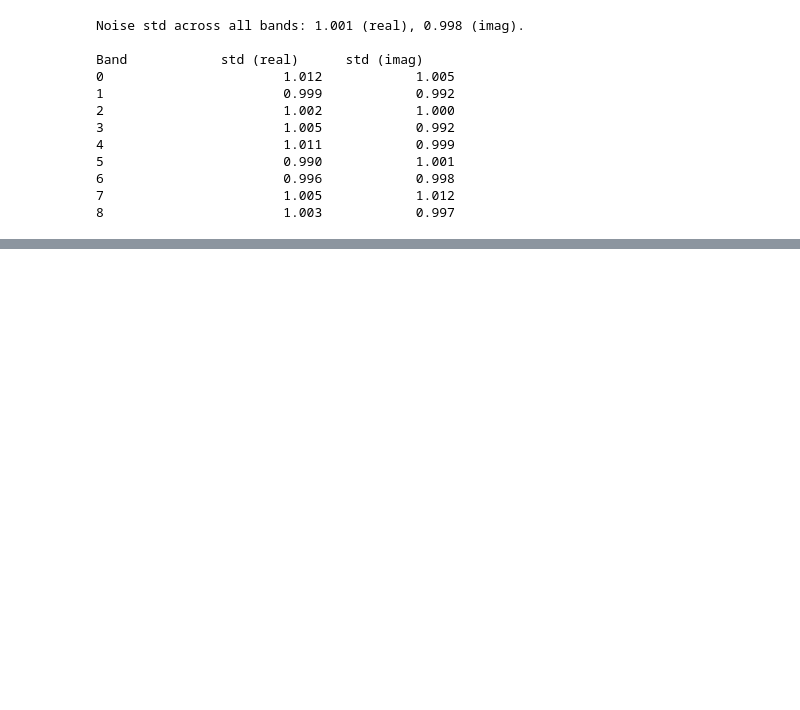
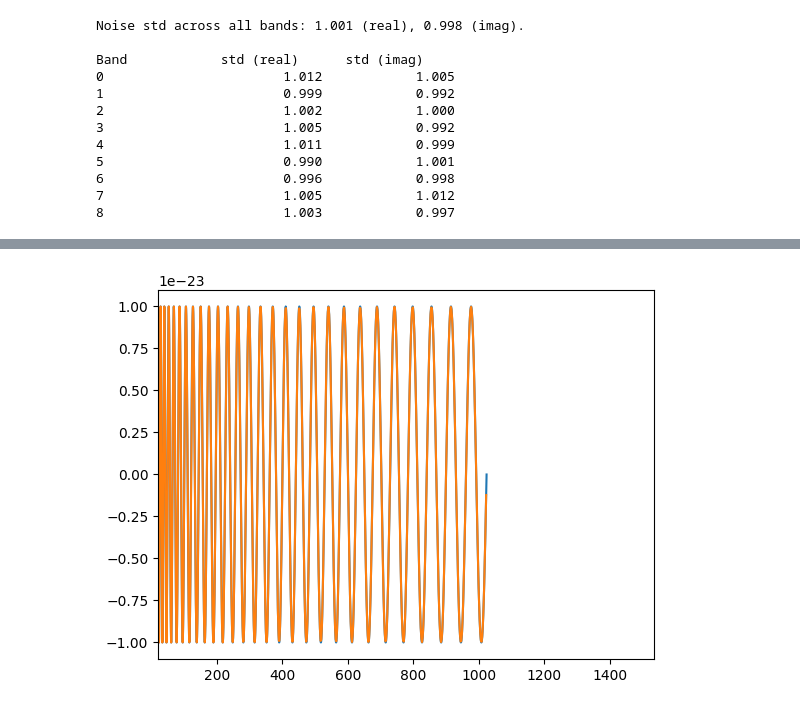
Before and after one commit to dingo-gw/dingo, a Jupyter notebook: binary_neutron_stars/prototyping/psd_decimation.ipynb, the cells around one changed output, grey strips where cells are left out. Cells and saved outputs as stored; diff of their text form; code cells hidden in the pictures; blank space fills up the shorter version.

```diff
--- a/binary_neutron_stars/prototyping/psd_decimation.ipynb
+++ b/binary_neutron_stars/prototyping/psd_decimation.ipynb
@@ -236,0 +259,19 @@ Band            std (real)      std (imag)
+# %%
+def period(x):
+    return 1 / (np.sqrt(x) + 1e-10)
+
+h_ufd = np.sin(2 * np.pi * ufd() * period(ufd())) + 1j * np.cos(2 * np.pi * ufd() * period(ufd()))
+h_ufd *= 1e-23
+# h_ufd = h_ufd * asd_ufd
+
+h_mfd = np.sin(2 * np.pi * mfd() * period(mfd())) + 1j * np.cos(2 * np.pi * mfd() * period(mfd()))
+h_mfd *= 1e-23
+# h_mfd = h_mfd * asd_mfd
+
+plt.plot(ufd(), h_ufd)
+plt.plot(mfd(), mfd.decimate(h_ufd))
+plt.xlim((20,1536))
+# plt.ylim((-1e-22, 1e-22))
+plt.show()
+# %% [output]
+[figure, added]
```
Also changed, not shown: parts of 13 cells of this notebook.
